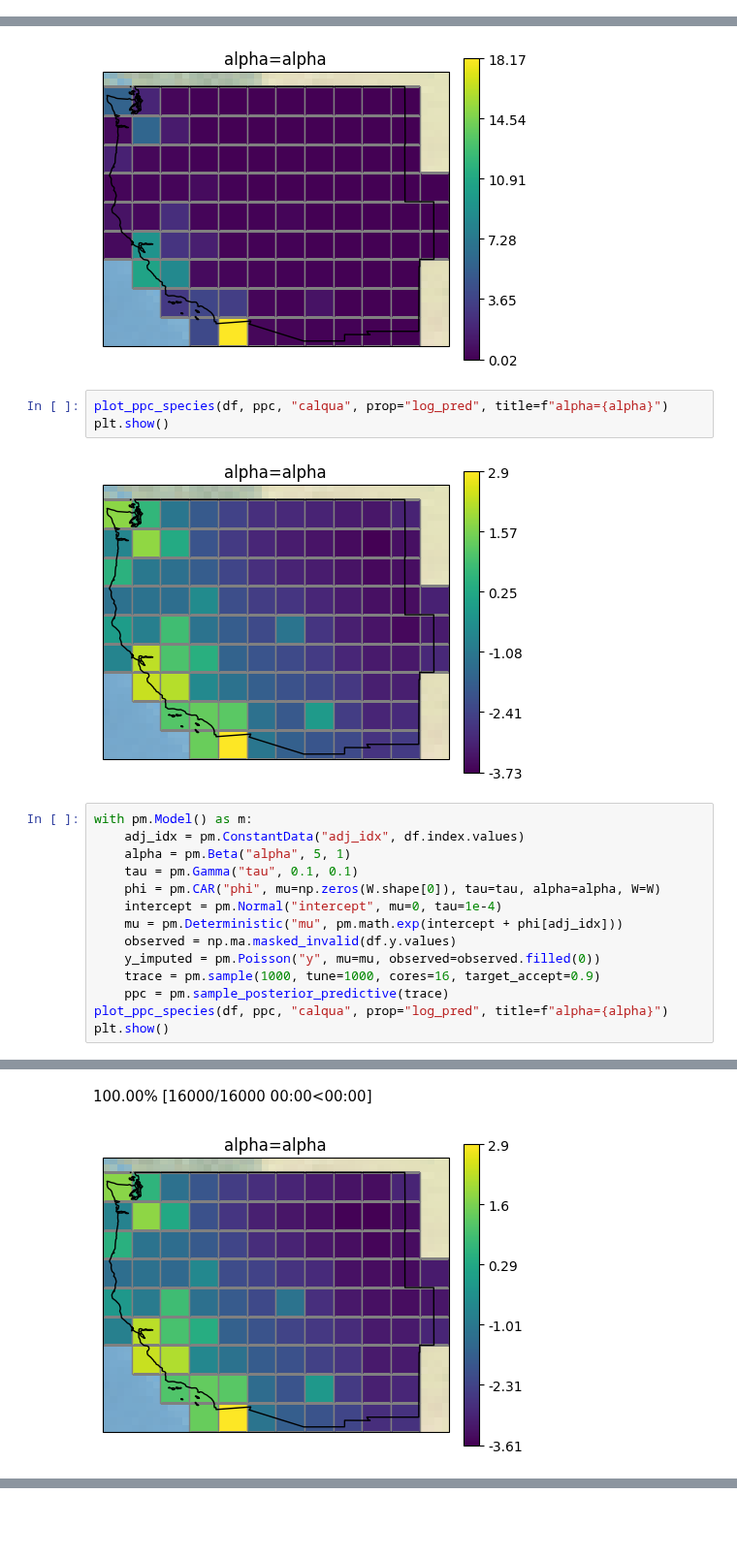
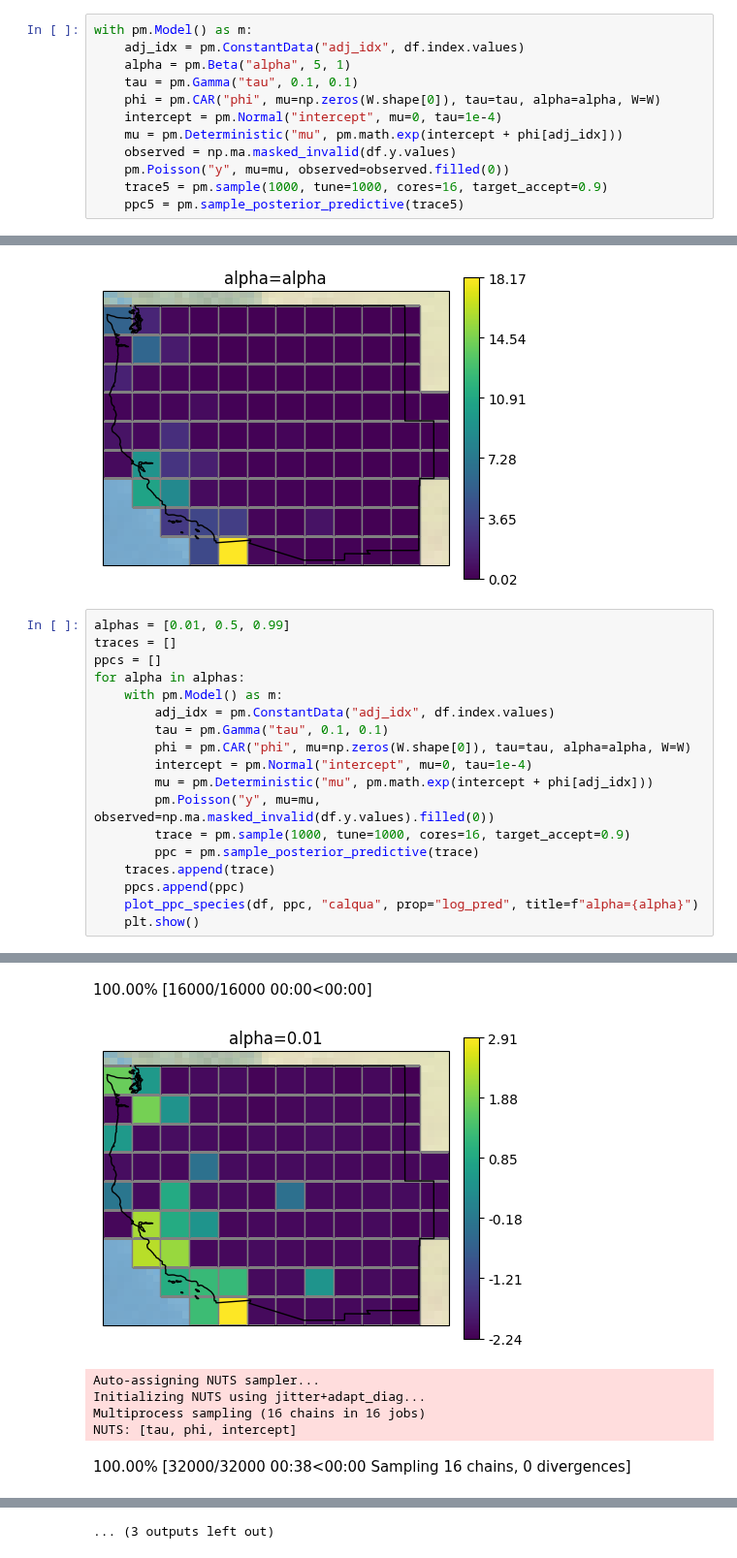
Before and after one commit to acmiyaguchi/iyse4620-birdcall-distributions, a Jupyter notebook: notebooks/2022-12-04-quail.ipynb, the cells around one changed output, grey strips where cells are left out. Shown at 97% size. Saved outputs shown, nothing was run; the diff lists cells and outputs as text; blank space fills up the shorter version.

```diff
--- a/notebooks/2022-12-04-quail.ipynb
+++ b/notebooks/2022-12-04-quail.ipynb
@@ -182,0 +177,12 @@ array([1, 1, 1, 1, 1, 1, 1, 1, 1, 1, 1, 1, 1, 1, 1, 1, 1, 1, 1, 1, 1, 1,
+# %%
+with pm.Model() as m:
+    adj_idx = pm.ConstantData("adj_idx", df.index.values)
+    alpha = pm.Beta("alpha", 5, 1)
+    tau = pm.Gamma("tau", 0.1, 0.1)
+    phi = pm.CAR("phi", mu=np.zeros(W.shape[0]), tau=tau, alpha=alpha, W=W)
+    intercept = pm.Normal("intercept", mu=0, tau=1e-4)
+    mu = pm.Deterministic("mu", pm.math.exp(intercept + phi[adj_idx]))
+    observed = np.ma.masked_invalid(df.y.values)
+    pm.Poisson("y", mu=mu, observed=observed.filled(0))
+    trace5 = pm.sample(1000, tune=1000, cores=16, target_accept=0.9)
+    ppc5 = pm.sample_posterior_predictive(trace5)
@@ -209,25 +254,24 @@ Sampling 16 chains for 1_000 tune and 1_000 draw iterations (16_000 + 16_000 dra
 Sampling: [missing, y]
 100.00% [16000/16000 00:02<00:00]
 [figure]
-# %%
-plot_ppc_species(df, ppc, "calqua", prop="log_pred", title=f"alpha={alpha}")
-plt.show()
-# %% [output]
-[figure, removed]
 # %%
-with pm.Model() as m:
-    adj_idx = pm.ConstantData("adj_idx", df.index.values)
-    alpha = pm.Beta("alpha", 5, 1)
-    tau = pm.Gamma("tau", 0.1, 0.1)
-    phi = pm.CAR("phi", mu=np.zeros(W.shape[0]), tau=tau, alpha=alpha, W=W)
-    intercept = pm.Normal("intercept", mu=0, tau=1e-4)
-    mu = pm.Deterministic("mu", pm.math.exp(intercept + phi[adj_idx]))
-    observed = np.ma.masked_invalid(df.y.values)
-    y_imputed = pm.Poisson("y", mu=mu, observed=observed.filled(0))
-    trace = pm.sample(1000, tune=1000, cores=16, target_accept=0.9)
-    ppc = pm.sample_posterior_predictive(trace)
-plot_ppc_species(df, ppc, "calqua", prop="log_pred", title=f"alpha={alpha}")
-plt.show()
+alphas = [0.01, 0.5, 0.99]
+traces = []
+ppcs = []
+for alpha in alphas:
+    with pm.Model() as m:
+        adj_idx = pm.ConstantData("adj_idx", df.index.values)
+        tau = pm.Gamma("tau", 0.1, 0.1)
+        phi = pm.CAR("phi", mu=np.zeros(W.shape[0]), tau=tau, alpha=alpha, W=W)
+        intercept = pm.Normal("intercept", mu=0, tau=1e-4)
+        mu = pm.Deterministic("mu", pm.math.exp(intercept + phi[adj_idx]))
+        pm.Poisson("y", mu=mu, observed=np.ma.masked_invalid(df.y.values).filled(0))
+        trace = pm.sample(1000, tune=1000, cores=16, target_accept=0.9)
+        ppc = pm.sample_posterior_predictive(trace)
+    traces.append(trace)
+    ppcs.append(ppc)
+    plot_ppc_species(df, ppc, "calqua", prop="log_pred", title=f"alpha={alpha}")
+    plt.show()
 # %% [output]
 Auto-assigning NUTS sampler...
 Initializing NUTS using jitter+adapt_diag...
@@ -238,3 +282,8 @@ Sampling 16 chains for 1_000 tune and 1_000 draw iterations (16_000 + 16_000 dra
 Sampling: [y]
 100.00% [16000/16000 00:00<00:00]
-[figure, old version]
+[figure, new version]
+Auto-assigning NUTS sampler...
+Initializing NUTS using jitter+adapt_diag...
+Multiprocess sampling (16 chains in 16 jobs)
+NUTS: [tau, phi, intercept]
+100.00% [32000/32000 00:38<00:00 Sampling 16 chains, 0 divergences]
@@ -240,0 +299 @@ Sampling: [y]
+... (3 outputs left out)
```
Also changed, not shown: parts of 9 cells of this notebook, 3 other files.
